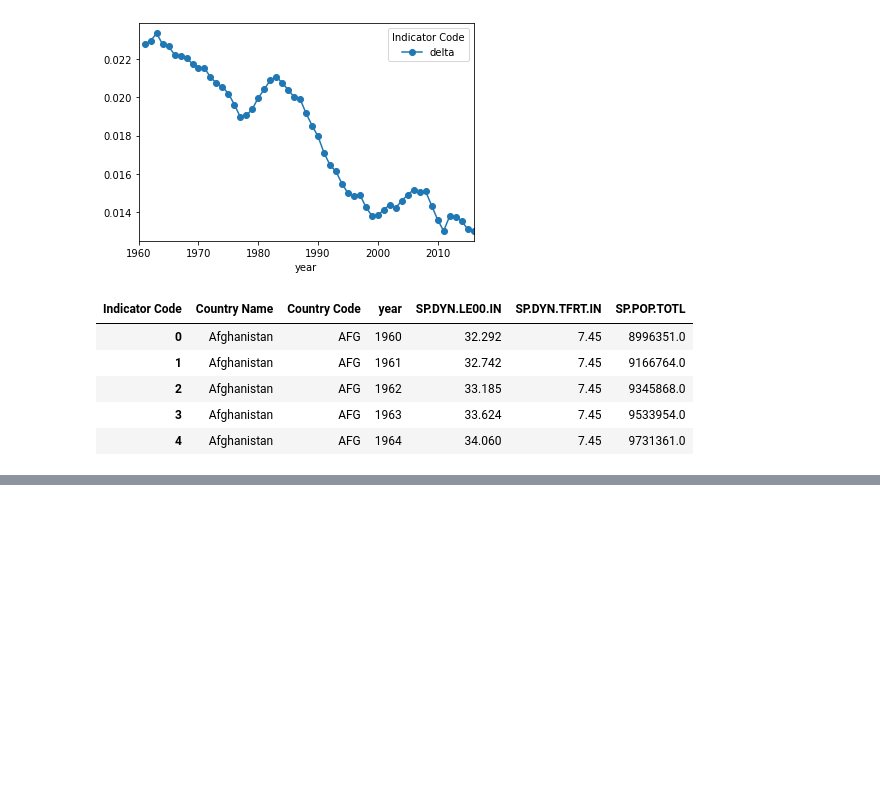
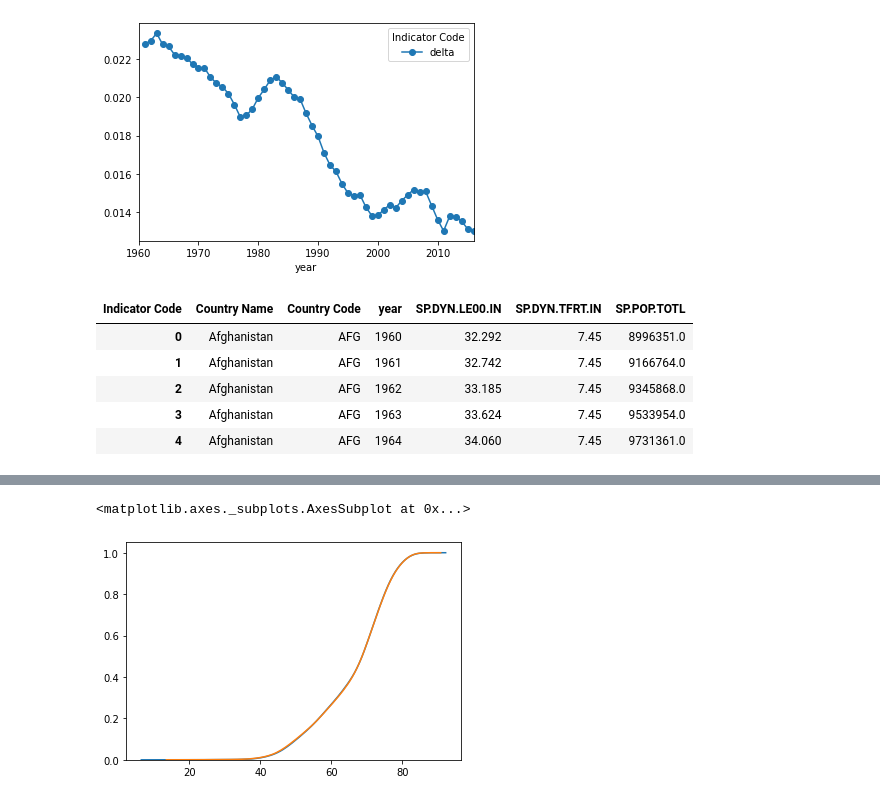
Before and after one commit to roca8/AMV, a Jupyter notebook: Práctica WB.ipynb, the cells around one changed output, grey strips where cells are left out. Saved outputs shown, nothing was run; the diff lists cells and outputs as text; code cells hidden in the pictures; blank space fills up the shorter version.

```diff
--- a/Práctica WB.ipynb
+++ b/Práctica WB.ipynb
@@ -217,0 +319,4 @@ aux.shape
+# %%
+sc = MinMaxScaler()
+# %%
+Xs = pd.DataFrame(sc.fit_transform(Xc),columns=varc)
@@ -217,0 +336,11 @@ aux.shape
+# %%
+Xt,Xv,yt,yv = train_test_split(Xs,y,train_size=0.7)
+
+Xt.shape,Xv.shape
+
+modelo = LinearRegression()
+
+modelo.fit(Xt,yt)
+
+print(mean_absolute_error(y_pred=modelo.predict(Xt),y_true=yt))
+print(mean_absolute_error(y_pred=modelo.predict(Xv),y_true=yv))
@@ -217,0 +416,8 @@ aux.shape
+# %%
+aux['y^'] = modelo.predict(Xs)
+# %%
+sns.distplot(aux[['y^']],hist=False,kde_kws={'cumulative':True})
+sns.distplot(aux[['target']],hist=False,kde_kws={'cumulative':True})
+# %% [output]
+<matplotlib.axes._subplots.AxesSubplot at 0x...>
+[figure, added]
```
Also changed, not shown: parts of 41 cells of this notebook.
